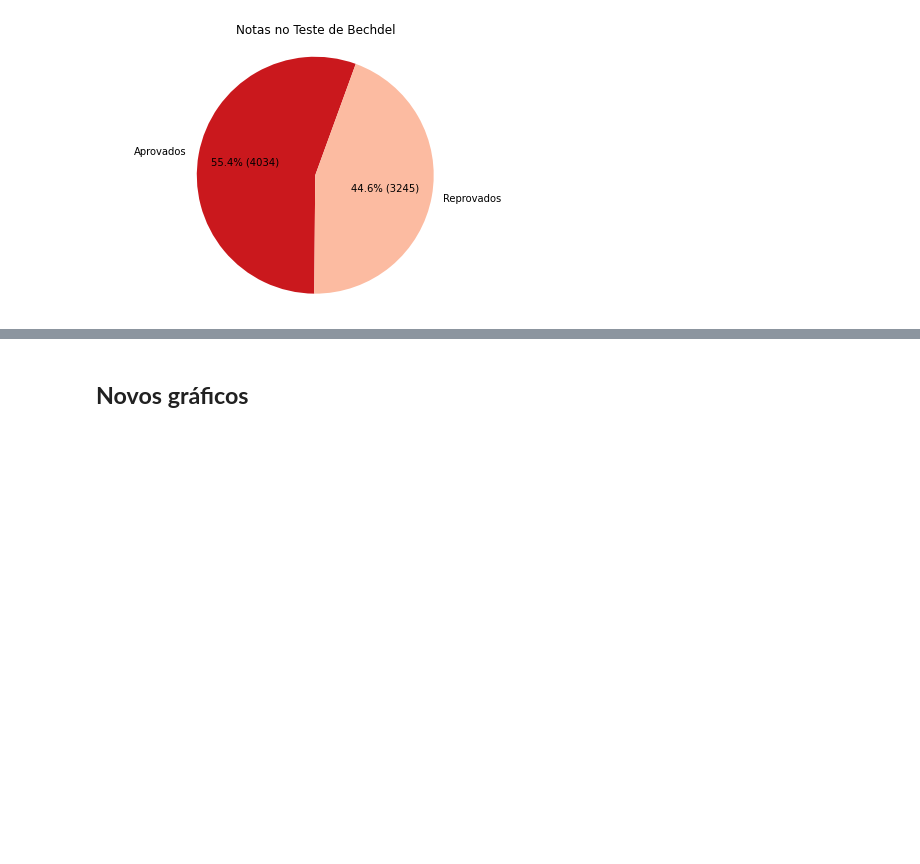
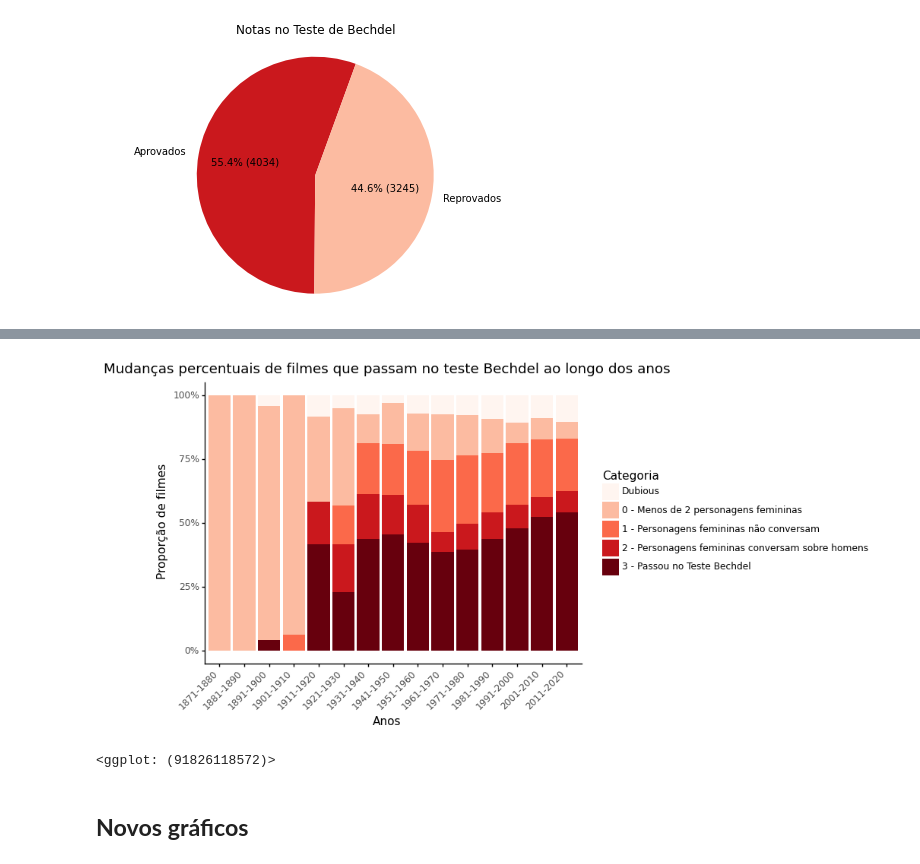
Before and after one commit to vinifm/puc_bechdel, a Jupyter notebook: main.ipynb, the cells around one changed output, grey strips where cells are left out. Saved outputs shown, nothing was run; the diff lists cells and outputs as text; code cells hidden in the pictures; blank space fills up the shorter version.

Commit message:
Alteração dos gráficos escolhidos

```diff
--- a/main.ipynb
+++ b/main.ipynb
@@ -383,17 +77,0 @@ plt.show()
-# %%
-for index, year in imdb_bechdel['year'].iteritems():
-    interval_start = int(year - year % 10 + 1)
-    interval_end = int(interval_start + 9)
-    imdb_bechdel.at[index, 'year_interval'] = str(interval_start) + '-' + str(interval_end)
-
-fig, ax = plt.subplots(figsize = (16 , 8))
-sns.set_theme(style="ticks")
-sns.set_style("white")
-sns.scatterplot(y = "vote_average", x = 'year_interval', hue = 'bt_score', data=imdb_bechdel, s = 30, edgecolor=".5")
-plt.legend(title = "Teste Bechdel", fontsize = '12', title_fontsize = "12")
-ax.set_xlabel("Anos", size = 14)
-ax.set_ylabel("Nota IMDB", size = 14)
-ax.set_title("IMDB x Bechdel", size = 24)
-ax.set_yticks([1, 2, 3, 4, 5, 6, 7, 8, 9, 10])
-plt.ticklabel_format(style='plain', axis='y')
-plt.show()
@@ -459,2 +350,53 @@ for index, year in bechdel_df_ordered['year'].iteritems():
+# %%
+data2_df = data.copy()
+data2_df = data2_df[data2_df['year'] < 2021]
+
+for index, bt_score in data2_df['bt_score'].iteritems():
+    if data2_df.at[index, 'dubious'] == 1:
+        data2_df.at[index, 'Categoria'] = 'Dubious'
+    elif bt_score == 0:
+        data2_df.at[index, 'Categoria'] = '0 - Menos de 2 personagens femininas'
+    elif bt_score == 1:
+        data2_df.at[index, 'Categoria'] = '1 - Personagens femininas não conversam'
+    elif bt_score == 2:
+        data2_df.at[index, 'Categoria'] = '2 - Personagens femininas conversam sobre homens'
+    else:
+        data2_df.at[index, 'Categoria'] = '3 - Passou no Teste Bechdel'
+
+bechdel_df_ordered = data2_df.copy()
+bechdel_df_ordered['Categoria'] = pd.Categorical(bechdel_df_ordered['Categoria'], categories=[
+    'Dubious',
+    '0 - Menos de 2 personagens femininas',
+    '1 - Personagens femininas não conversam',
+    '2 - Personagens femininas conversam sobre homens',
+    '3 - Passou no Teste Bechdel'
+], ordered=True)
+
+for index, year in bechdel_df_ordered['year'].iteritems():
+    if (year % 10) == 0:
+        interval_start = int(year - year%10 - 9)
+    else:
+        interval_start = int(year - year%10 + 1)
+    interval_end = int(interval_start + 9)
+    bechdel_df_ordered.at[index, 'year_interval'] = str(interval_start) + '-' + str(interval_end)
+
+(ggplot(bechdel_df_ordered,
+        aes(fill = 'Categoria', x = 'year_interval')) +
+    geom_bar(position = "fill") +
+    scale_y_continuous(labels=percent_format()) +
+    scale_fill_manual(values = [hex_color_code(cmap_reds(0)), hex_color_code(cmap_reds(0.25)), hex_color_code(cmap_reds(0.5)), hex_color_code(cmap_reds(0.75)), hex_color_code(cmap_reds(1.0))]) +
+    # geom_text(angle=45) +
+    labs(
+        title = 'Mudanças percentuais de filmes que passam no teste Bechdel ao longo dos anos',
+        subtitle = 'Gráfico de barras de porcentagem empilhada',
+        x = 'Anos',
+        y = 'Proporção de filmes'
+    ) +
+    theme_classic() +
+    theme(axis_text_x  = element_text(angle = 45, hjust = 1))
+)
+# %% [output]
+[figure, added]
+<ggplot: (91826118572)>
 # %% [markdown]
 ## **Novos gráficos**
```
Also changed, not shown: parts of 77 cells of this notebook.
